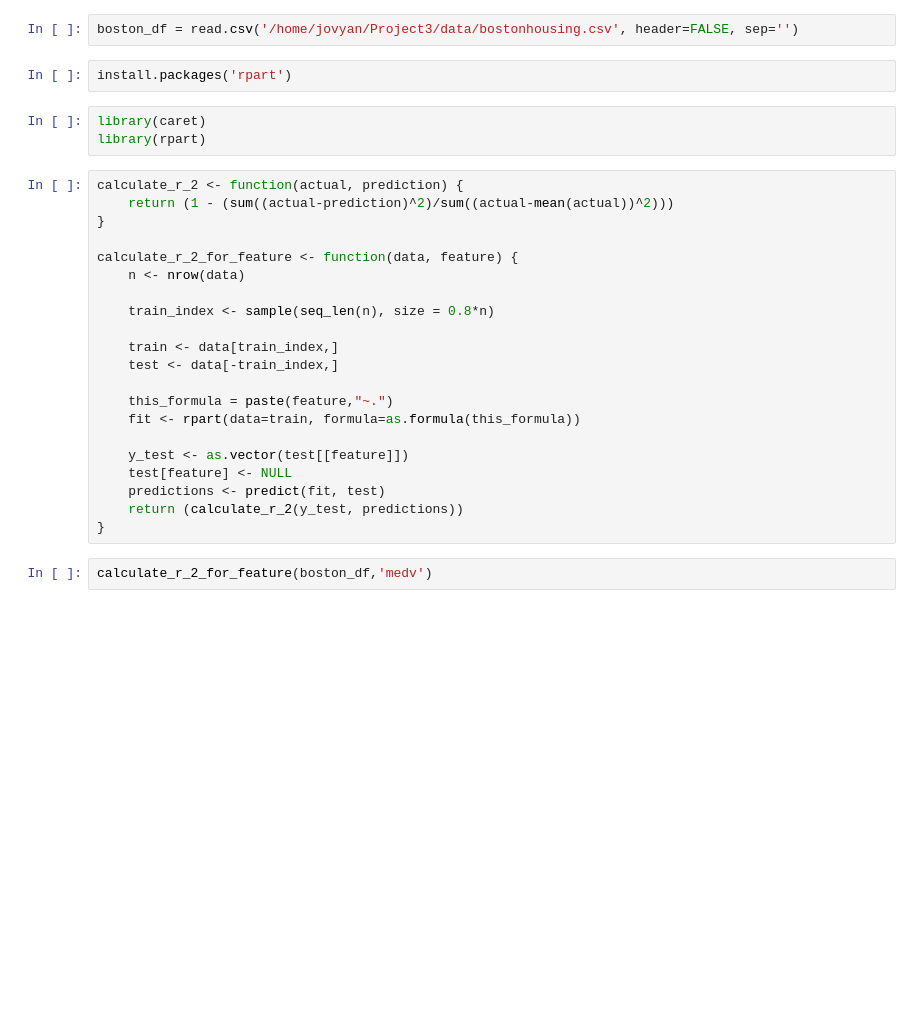
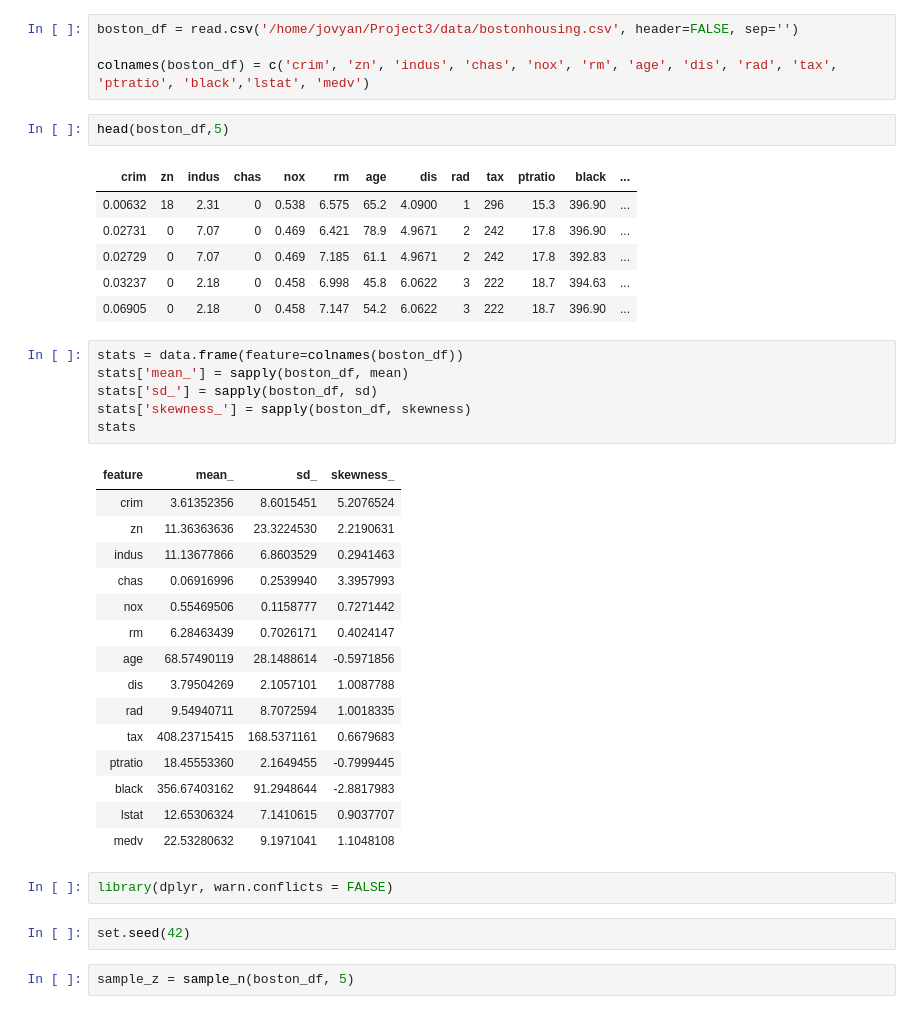
Before and after one commit to cleonadja/Boston-Housing-Data, a Jupyter notebook: ipynb/02-sample_analysis.ipynb, the cells around one changed output. Saved outputs shown, nothing was run; the diff lists cells and outputs as text; blank space fills up the shorter version.

```diff
--- a/ipynb/02-sample_analysis.ipynb
+++ b/ipynb/02-sample_analysis.ipynb
@@ -1,30 +1,41 @@
 # %%
 boston_df = read.csv('/home/jovyan/Project3/data/bostonhousing.csv', header=FALSE, sep='')
+
+colnames(boston_df) = c('crim', 'zn', 'indus', 'chas', 'nox', 'rm', 'age', 'dis', 'rad', 'tax', 'ptratio', 'black','lstat', 'medv')
-# %%
-install.packages('rpart')
-# %%
-library(caret)
-library(rpart)
-# %%
-calculate_r_2 <- function(actual, prediction) {
-    return (1 - (sum((actual-prediction)^2)/sum((actual-mean(actual))^2)))
-}
-
-calculate_r_2_for_feature <- function(data, feature) {
-    n <- nrow(data)
-
-    train_index <- sample(seq_len(n), size = 0.8*n)
-
-    train <- data[train_index,]
-    test <- data[-train_index,]
-
-    this_formula = paste(feature,"~.")
-    fit <- rpart(data=train, formula=as.formula(this_formula))
-
-    y_test <- as.vector(test[[feature]])
-    test[feature] <- NULL
-    predictions <- predict(fit, test)
-    return (calculate_r_2(y_test, predictions))
-}
-# %%
-calculate_r_2_for_feature(boston_df,'medv')
+# %%
+head(boston_df,5)
+# %% [output]
+| crim | zn | indus | chas | nox | rm | age | dis | rad | tax | ptratio | black | ... |
+| 0.00632 | 18 | 2.31 | 0 | 0.538 | 6.575 | 65.2 | 4.0900 | 1 | 296 | 15.3 | 396.90 | ... |
+| 0.02731 | 0 | 7.07 | 0 | 0.469 | 6.421 | 78.9 | 4.9671 | 2 | 242 | 17.8 | 396.90 | ... |
+| 0.02729 | 0 | 7.07 | 0 | 0.469 | 7.185 | 61.1 | 4.9671 | 2 | 242 | 17.8 | 392.83 | ... |
+| 0.03237 | 0 | 2.18 | 0 | 0.458 | 6.998 | 45.8 | 6.0622 | 3 | 222 | 18.7 | 394.63 | ... |
+| 0.06905 | 0 | 2.18 | 0 | 0.458 | 7.147 | 54.2 | 6.0622 | 3 | 222 | 18.7 | 396.90 | ... |
+# %%
+stats = data.frame(feature=colnames(boston_df))
+stats['mean_'] = sapply(boston_df, mean)
+stats['sd_'] = sapply(boston_df, sd)
+stats['skewness_'] = sapply(boston_df, skewness)
+stats
+# %% [output]
+| feature | mean_ | sd_ | skewness_ |
+| crim | 3.61352356 | 8.6015451 | 5.2076524 |
+| zn | 11.36363636 | 23.3224530 | 2.2190631 |
+| indus | 11.13677866 | 6.8603529 | 0.2941463 |
+| chas | 0.06916996 | 0.2539940 | 3.3957993 |
+| nox | 0.55469506 | 0.1158777 | 0.7271442 |
+| rm | 6.28463439 | 0.7026171 | 0.4024147 |
+| age | 68.57490119 | 28.1488614 | -0.5971856 |
+| dis | 3.79504269 | 2.1057101 | 1.0087788 |
+| rad | 9.54940711 | 8.7072594 | 1.0018335 |
+| tax | 408.23715415 | 168.5371161 | 0.6679683 |
+| ptratio | 18.45553360 | 2.1649455 | -0.7999445 |
+| black | 356.67403162 | 91.2948644 | -2.8817983 |
+| lstat | 12.65306324 | 7.1410615 | 0.9037707 |
+| medv | 22.53280632 | 9.1971041 | 1.1048108 |
+# %%
+library(dplyr, warn.conflicts = FALSE)
+# %%
+set.seed(42)
+# %%
+sample_z = sample_n(boston_df, 5)
```
Also changed, not shown: parts of 13 cells of this notebook, 3 other files.
